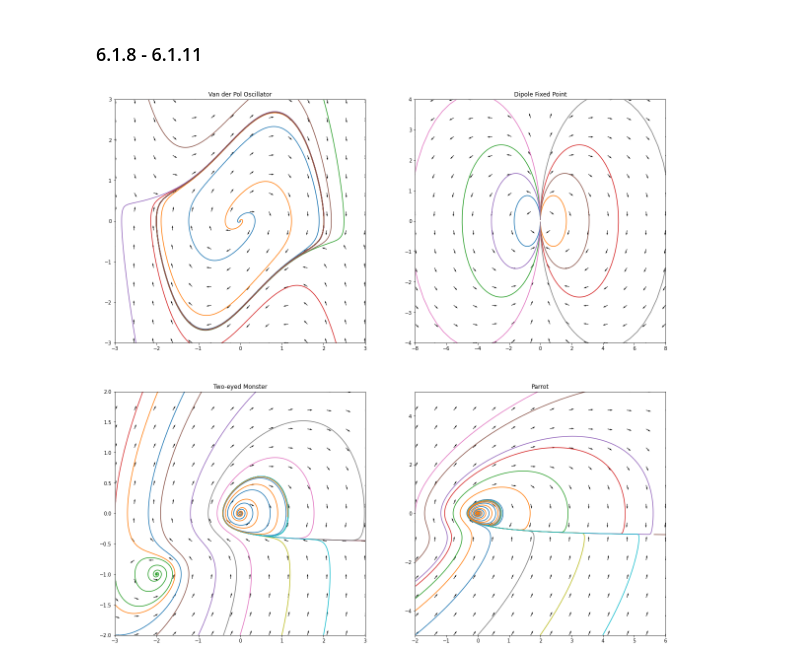
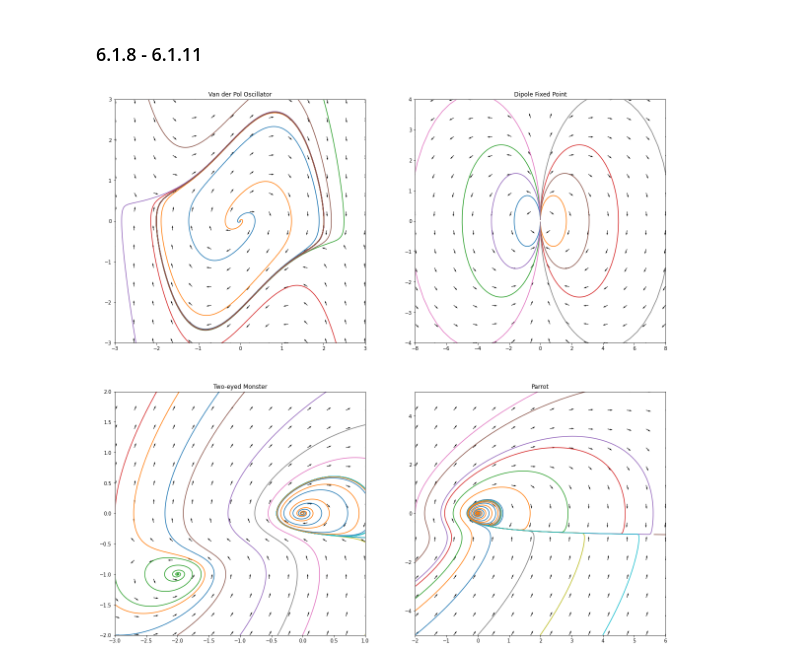
Before and after one commit to NRoboto/book-nonlinear-dynamics-chaos, a Jupyter notebook: 6-phase-plane.ipynb, the cells around one changed output. Drawn from its saved outputs; the diff is of its cells as text; code cells hidden in the pictures.

```diff
--- a/6-phase-plane.ipynb
+++ b/6-phase-plane.ipynb
@@ -144,44 +142,30 @@ plt.show()
 # %%
 def van_der_pol_oscillator(t, y):
   return [y[1], -y[0] + y[1] * (1 - y[0] ** 2)]
 
 def dipole_fixed_point(t, y):
   return [2 * y[0] * y[1], y[1] ** 2 - y[0] ** 2]
 
 def two_eyed_monster(t, y):
   return [y[1] + y[1] ** 2, -.5 * y[0] + .2 * y[1] - y[0] * y[1] + 1.2 * y[1] ** 2]
 
 def parrot(t, y):
   return [y[1] + y[1] ** 2, -y[0] + .2 * y[1] - y[0] * y[1] + 1.2 * y[1] ** 2]
 
-def plot_second_order_phase_portrait(df, initial_conds, xy_range):
-  X, Y = np.meshgrid(np.linspace(xy_range[0][0], xy_range[0][1], 14), np.linspace(xy_range[1][0], xy_range[1][1], 14))
-
-  dy_dt = np.array(df(0, [X, Y]))
-  dy_dt_normalised = dy_dt / np.linalg.norm(dy_dt, axis=0)
-
-  plt.quiver(X, Y, dy_dt_normalised[0], dy_dt_normalised[1], scale=50, width=.002)
-  for y0 in initial_conds:
-    sol = integrate.solve_ivp(df, [0, 50], y0, max_step=0.01)
-    plt.plot(sol.y[0], sol.y[1])
-
-  plt.xlim(xy_range[0])
-  plt.ylim(xy_range[1])
-
 plt.subplot(221)
 plt.title("Van der Pol Oscillator")
 plot_second_order_phase_portrait(van_der_pol_oscillator, [[.01, 0], [-.01, 0], [2, 3], [2.3, -3], [-2.5, -3], [-2.2, 3]], [[-3, 3], [-3, 3]])
 
 plt.subplot(222)
 plt.title("Dipole Fixed Point")
 plot_second_order_phase_portrait(dipole_fixed_point, [[-.0015, .05], [.0015, .05], [-.0005, .05], [.0005, .05], [-.0008, .05], [.0008, .05], [-.0003, .05], [.0003, .05]], [[-8, 8], [-4, 4]])
 
 plt.subplot(223)
 plt.title("Two-eyed Monster")
-plot_second_order_phase_portrait(two_eyed_monster, [[-3, -2], [-3, -1.5], [-3, -1], [-3, 0], [-1, -2], [-2, -2], [0, -2], [-0.4, -2], [1, -2], [2, -2], [.01, .01], [-.01, .01]], [[-3, 3], [-2, 2]])
+plot_second_order_phase_portrait(two_eyed_monster, [[-3, -2], [-3, -1.5], [-3, -1], [-3, 0], [-1, -2], [-2, -2], [0, -2], [-0.4, -2], [1, -2], [2, -2], [.01, .01], [-.01, .01]], [[-3, 1], [-2, 2]])
 
 plt.subplot(224)
 plt.title("Parrot")
 plot_second_order_phase_portrait(parrot, [[-2, -5], [-2, -4], [-2, -3.5], [-2, -3], [-2, -2.8], [-2, -2], [-2, 0], [0, -5], [2, -5], [4, -5], [.01, .01], [-.01, .01]], [[-2, 6], [-5, 5]])
 # %% [output]
-[figure, old version]
+[figure, new version]
```
Also changed, not shown: parts of 11 cells of this notebook, 2 other files.
